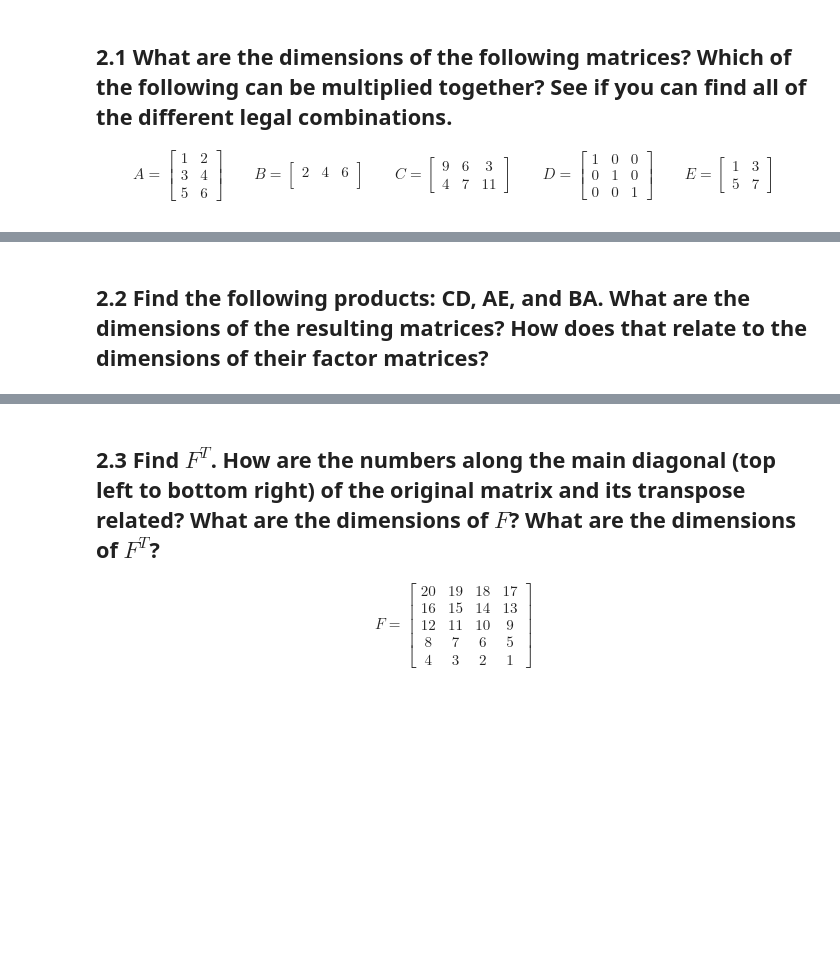
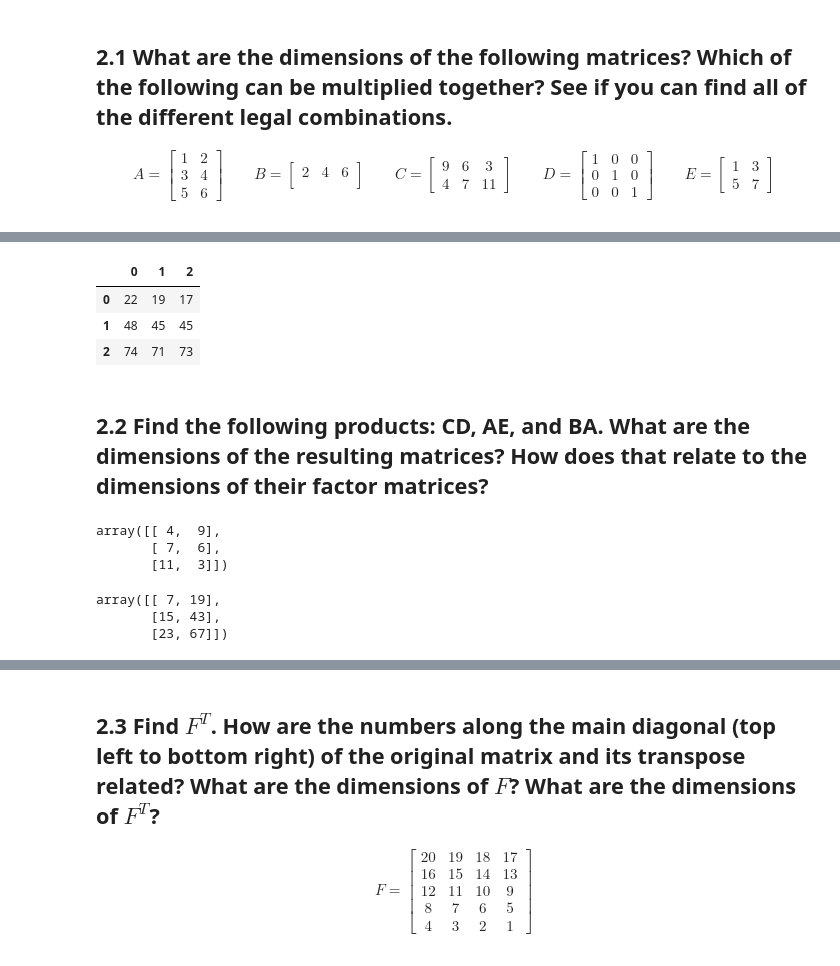
Before and after one commit to crd3cc04/DS-Unit-1-Sprint-3-Linear-Algebra, a Jupyter notebook: module1-vectors-and-matrices/Copy_of_LS_DS_131_Vectors_and_Matrices_Assignment.ipynb, the cells around one changed output, grey strips where cells are left out. Saved outputs shown, nothing was run; the diff lists cells and outputs as text; code cells hidden in the pictures; blank space fills up the shorter version.

```diff
--- a/module1-vectors-and-matrices/Copy_of_LS_DS_131_Vectors_and_Matrices_Assignment.ipynb
+++ b/module1-vectors-and-matrices/Copy_of_LS_DS_131_Vectors_and_Matrices_Assignment.ipynb
@@ -259,3 +297,9 @@ E = \begin{bmatrix}
 5 & 7
 \end{bmatrix}
 \end{align}
+# %%
+# A is 3x2; B is 1x3; C is 2x3; D is 3x3; E is 2x2
+
+a=np.array([[1, 2], [3, 4], [5, 6]])
+c=np.array([[4, 9], [7, 6], [11, 3]])
+# I will try and multiply a and c
@@ -262,2 +327,11 @@ E = \begin{bmatrix}
+# %%
+c = np.matmul(a,c.T)
+# %%
+pd.DataFrame(c)
+# %% [output]
+|  | 0 | 1 | 2 |
+| 0 | 22 | 19 | 17 |
+| 1 | 48 | 45 | 45 |
+| 2 | 74 | 71 | 73 |
 # %% [markdown]
 ## 2.2 Find the following products: CD, AE, and BA. What are the dimensions of the resulting matrices? How does that relate to the dimensions of their factor matrices?
@@ -263,0 +342,8 @@ E = \begin{bmatrix}
+# %%
+np.matmul(d,c)
+# Dimension: 3x2
+# Relation:
+# %% [output]
+array([[ 4,  9],
+       [ 7,  6],
+       [11,  3]])
@@ -263,0 +354,8 @@ E = \begin{bmatrix}
+# %%
+np.matmul(a,e)
+# Dimension: 3x2
+# Relation:
+# %% [output]
+array([[ 7, 19],
+       [15, 43],
+       [23, 67]])
```
Also changed, not shown: parts of 37 cells of this notebook.
